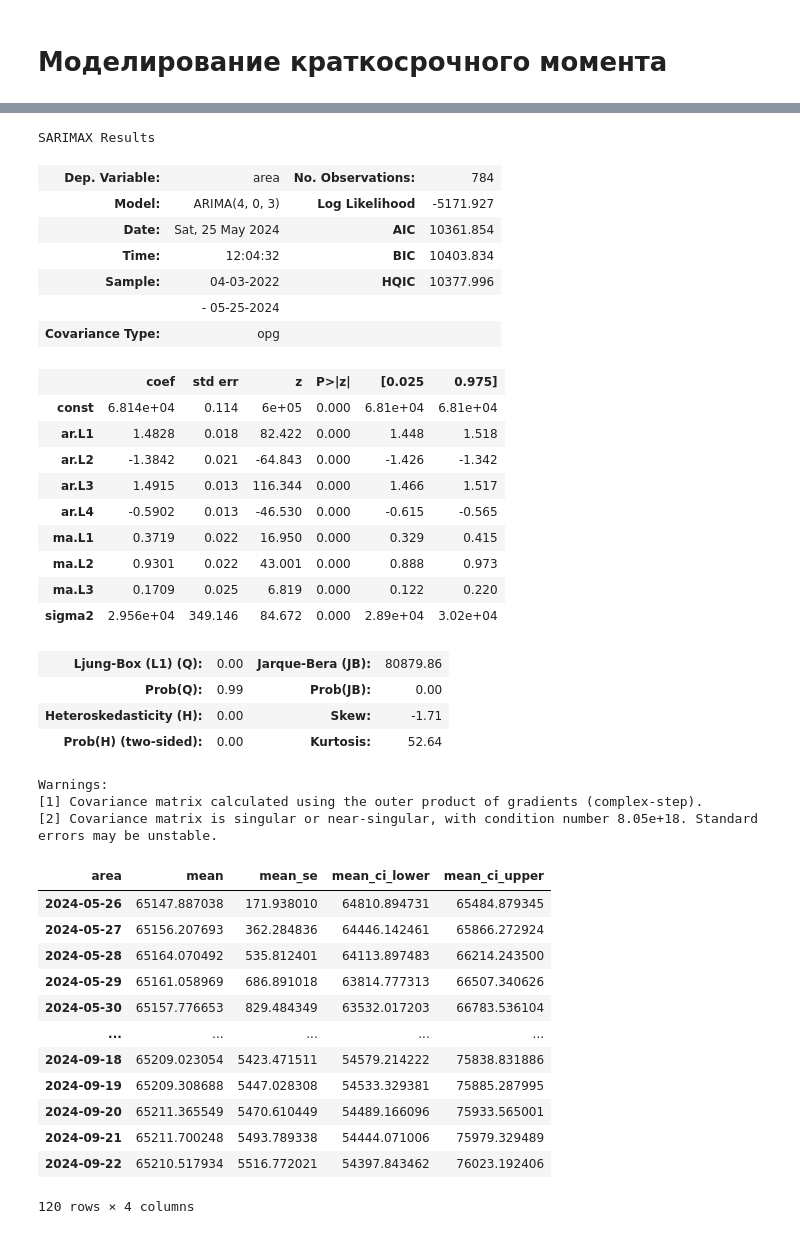
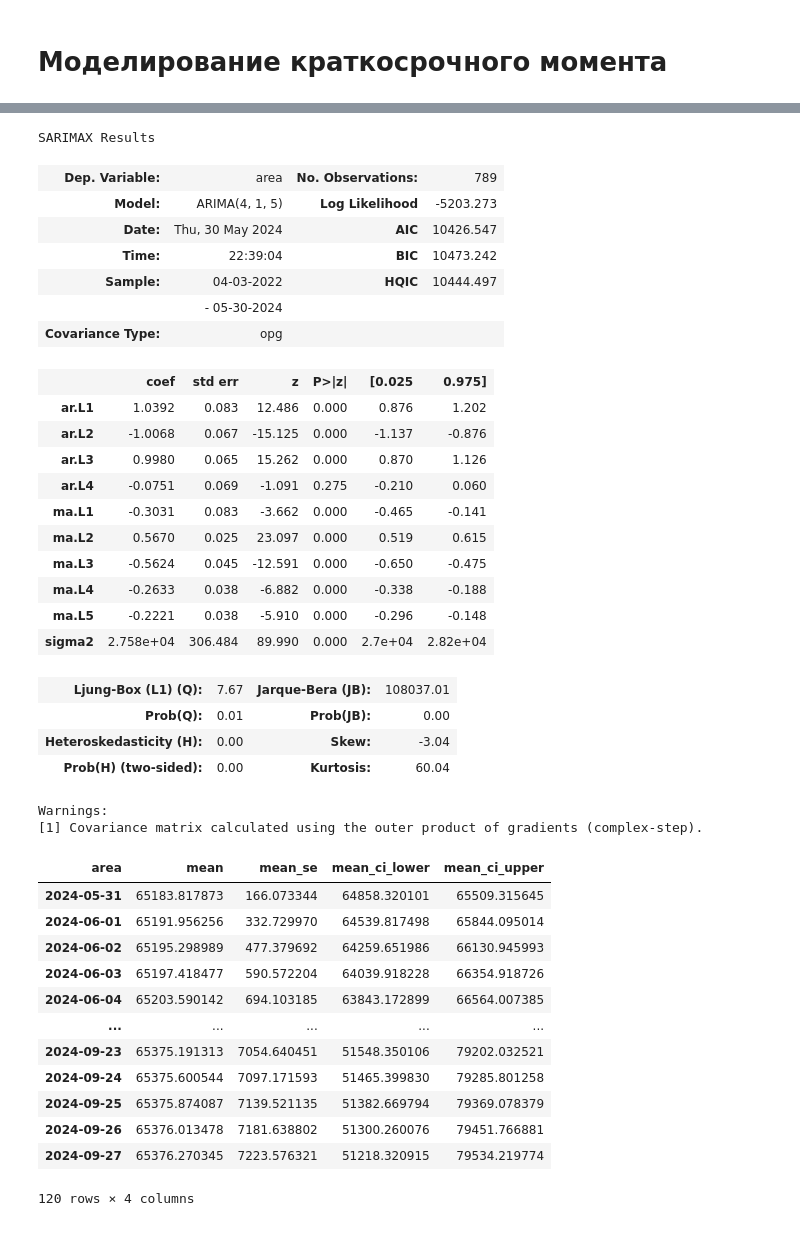
Before and after one commit to HexQuant/rua, a Jupyter notebook: area.ipynb, the cells around one changed output, grey strips where cells are left out. Drawn from its saved outputs; the diff is of its cells as text; code cells hidden in the pictures.

```diff
--- a/area.ipynb
+++ b/area.ipynb
@@ -139,5 +142,7 @@ aa = pd.DataFrame(
     index=pd.date_range(start=aa.index.min(), end=aa.index.max(), freq="D")
 ).join(aa)
 aa.interpolate(inplace=True)
+aa["prefix"] = 0
+aa.loc[:"2022-11-11", "prefix"] = 1
 aa
 # %% [output]
@@ -179,38 +251,37 @@ xx
 # %%
 best_model = None
-for p in range(5):
-    for d in range(2):
-        for q in range(5):
-            mod = ARIMA(aa, order=(p, d, q)).fit()
-            if best_model is None or best_model.aic > mod.aic:
-                best_model = mod
+for p in range(6):
+    for q in range(6):
+        mod = ARIMA(aa["area"], order=(p, 1, q)).fit()
+        if best_model is None or best_model.aic > mod.aic:
+            best_model = mod
 best_model.summary()
 # %% [output]
 SARIMAX Results
-| Dep. Variable: | area | No. Observations: | 784 |
-| Model: | ARIMA(4, 0, 3) | Log Likelihood | -5171.927 |
-| Date: | Sat, 25 May 2024 | AIC | 10361.854 |
-| Time: | 12:04:32 | BIC | 10403.834 |
-| Sample: | 04-03-2022 | HQIC | 10377.996 |
-|  | - 05-25-2024 |  |  |
+| Dep. Variable: | area | No. Observations: | 789 |
+| Model: | ARIMA(4, 1, 5) | Log Likelihood | -5203.273 |
+| Date: | Thu, 30 May 2024 | AIC | 10426.547 |
+| Time: | 22:39:04 | BIC | 10473.242 |
+| Sample: | 04-03-2022 | HQIC | 10444.497 |
+|  | - 05-30-2024 |  |  |
 | Covariance Type: | opg |  |  |
 |  | coef | std err | z | P>|z| | [0.025 | 0.975] |
-| const | 6.814e+04 | 0.114 | 6e+05 | 0.000 | 6.81e+04 | 6.81e+04 |
-| ar.L1 | 1.4828 | 0.018 | 82.422 | 0.000 | 1.448 | 1.518 |
-| ar.L2 | -1.3842 | 0.021 | -64.843 | 0.000 | -1.426 | -1.342 |
-| ar.L3 | 1.4915 | 0.013 | 116.344 | 0.000 | 1.466 | 1.517 |
-| ar.L4 | -0.5902 | 0.013 | -46.530 | 0.000 | -0.615 | -0.565 |
-| ma.L1 | 0.3719 | 0.022 | 16.950 | 0.000 | 0.329 | 0.415 |
-| ma.L2 | 0.9301 | 0.022 | 43.001 | 0.000 | 0.888 | 0.973 |
-| ma.L3 | 0.1709 | 0.025 | 6.819 | 0.000 | 0.122 | 0.220 |
-| sigma2 | 2.956e+04 | 349.146 | 84.672 | 0.000 | 2.89e+04 | 3.02e+04 |
+| ar.L1 | 1.0392 | 0.083 | 12.486 | 0.000 | 0.876 | 1.202 |
+| ar.L2 | -1.0068 | 0.067 | -15.125 | 0.000 | -1.137 | -0.876 |
+| ar.L3 | 0.9980 | 0.065 | 15.262 | 0.000 | 0.870 | 1.126 |
+| ar.L4 | -0.0751 | 0.069 | -1.091 | 0.275 | -0.210 | 0.060 |
+| ma.L1 | -0.3031 | 0.083 | -3.662 | 0.000 | -0.465 | -0.141 |
+| ma.L2 | 0.5670 | 0.025 | 23.097 | 0.000 | 0.519 | 0.615 |
+| ma.L3 | -0.5624 | 0.045 | -12.591 | 0.000 | -0.650 | -0.475 |
+| ma.L4 | -0.2633 | 0.038 | -6.882 | 0.000 | -0.338 | -0.188 |
+| ma.L5 | -0.2221 | 0.038 | -5.910 | 0.000 | -0.296 | -0.148 |
+| sigma2 | 2.758e+04 | 306.484 | 89.990 | 0.000 | 2.7e+04 | 2.82e+04 |
-| Ljung-Box (L1) (Q): | 0.00 | Jarque-Bera (JB): | 80879.86 |
-| Prob(Q): | 0.99 | Prob(JB): | 0.00 |
-| Heteroskedasticity (H): | 0.00 | Skew: | -1.71 |
-| Prob(H) (two-sided): | 0.00 | Kurtosis: | 52.64 |
+| Ljung-Box (L1) (Q): | 7.67 | Jarque-Bera (JB): | 108037.01 |
+| Prob(Q): | 0.01 | Prob(JB): | 0.00 |
+| Heteroskedasticity (H): | 0.00 | Skew: | -3.04 |
+| Prob(H) (two-sided): | 0.00 | Kurtosis: | 60.04 |
 Warnings:
 [1] Covariance matrix calculated using the outer product of gradients (complex-step).
-[2] Covariance matrix is singular or near-singular, with condition number 8.05e+18. Standard errors may be unstable.
 # %%
 fh = 120  # int(365.25 * 5)
 fcst = best_model.get_forecast(fh, alpha=0.05).summary_frame()
@@ -220,17 +291,17 @@ fcst.index = pd.date_range(
 fcst
 # %% [output]
 | area | mean | mean_se | mean_ci_lower | mean_ci_upper |
-| 2024-05-26 | 65147.887038 | 171.938010 | 64810.894731 | 65484.879345 |
-| 2024-05-27 | 65156.207693 | 362.284836 | 64446.142461 | 65866.272924 |
-| 2024-05-28 | 65164.070492 | 535.812401 | 64113.897483 | 66214.243500 |
-| 2024-05-29 | 65161.058969 | 686.891018 | 63814.777313 | 66507.340626 |
-| 2024-05-30 | 65157.776653 | 829.484349 | 63532.017203 | 66783.536104 |
+| 2024-05-31 | 65183.817873 | 166.073344 | 64858.320101 | 65509.315645 |
+| 2024-06-01 | 65191.956256 | 332.729970 | 64539.817498 | 65844.095014 |
+| 2024-06-02 | 65195.298989 | 477.379692 | 64259.651986 | 66130.945993 |
+| 2024-06-03 | 65197.418477 | 590.572204 | 64039.918228 | 66354.918726 |
+| 2024-06-04 | 65203.590142 | 694.103185 | 63843.172899 | 66564.007385 |
 | ... | ... | ... | ... | ... |
-| 2024-09-18 | 65209.023054 | 5423.471511 | 54579.214222 | 75838.831886 |
-| 2024-09-19 | 65209.308688 | 5447.028308 | 54533.329381 | 75885.287995 |
-| 2024-09-20 | 65211.365549 | 5470.610449 | 54489.166096 | 75933.565001 |
-| 2024-09-21 | 65211.700248 | 5493.789338 | 54444.071006 | 75979.329489 |
-| 2024-09-22 | 65210.517934 | 5516.772021 | 54397.843462 | 76023.192406 |
+| 2024-09-23 | 65375.191313 | 7054.640451 | 51548.350106 | 79202.032521 |
+| 2024-09-24 | 65375.600544 | 7097.171593 | 51465.399830 | 79285.801258 |
+| 2024-09-25 | 65375.874087 | 7139.521135 | 51382.669794 | 79369.078379 |
+| 2024-09-26 | 65376.013478 | 7181.638802 | 51300.260076 | 79451.766881 |
+| 2024-09-27 | 65376.270345 | 7223.576321 | 51218.320915 | 79534.219774 |
 120 rows × 4 columns
 # %%
 svo_end_alpha = 99.95
```
Also changed, not shown: parts of 11 cells of this notebook, 2 other files.
